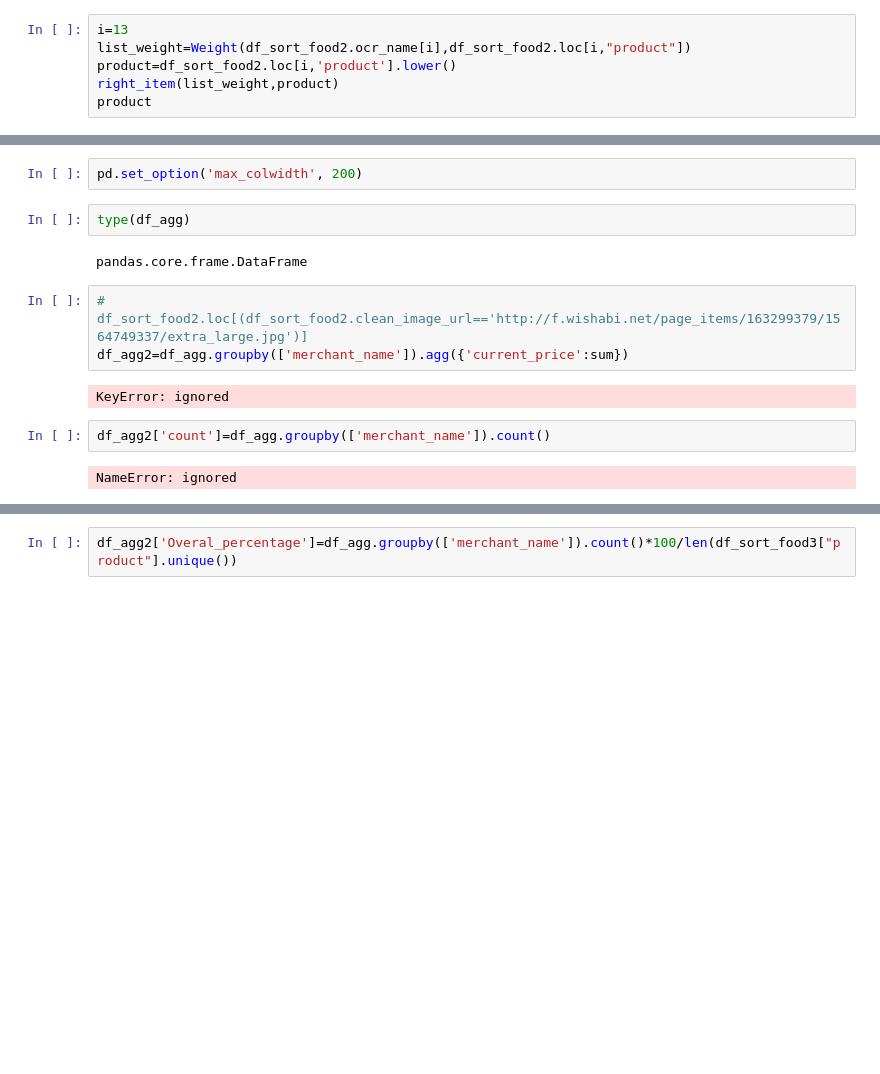
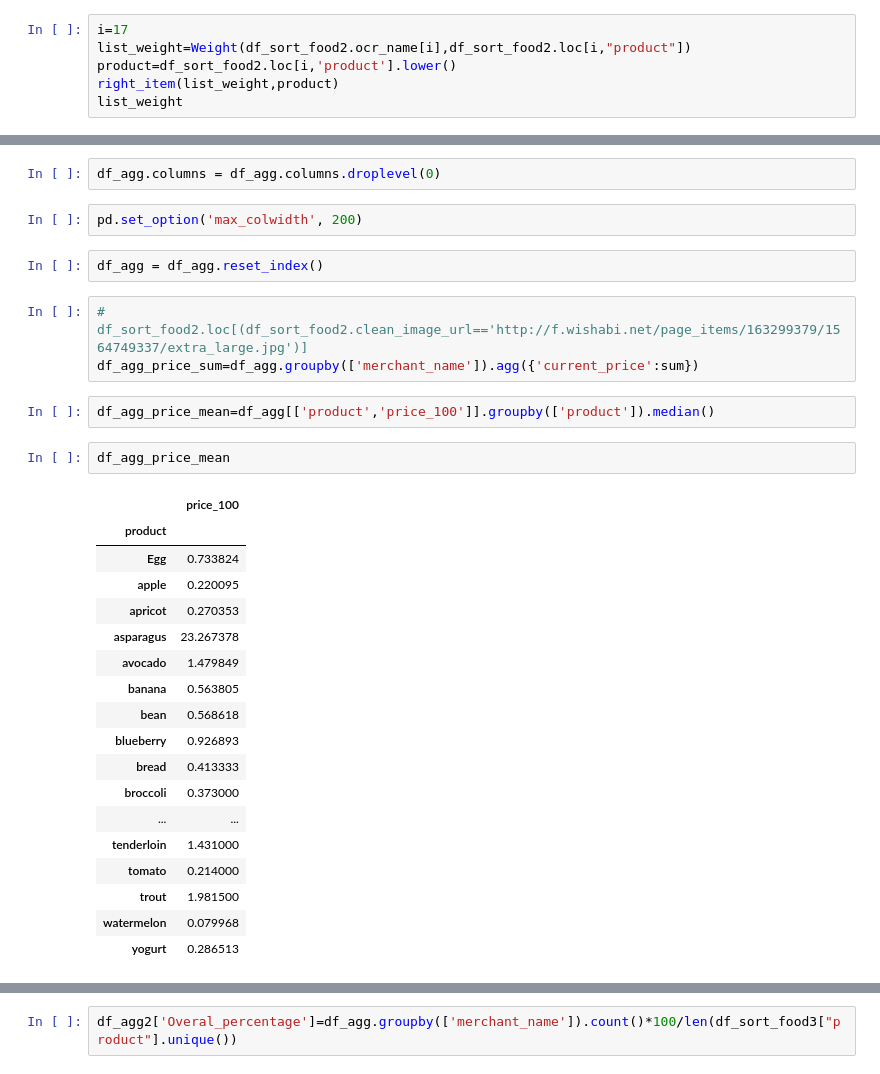
Before and after one commit to Bahramif/Deep-Trading, a Jupyter notebook: FLIPP_finalv2.ipynb, the cells around one changed output, grey strips where cells are left out. Drawn from its saved outputs; the diff is of its cells as text; blank space fills up the shorter version.

```diff
--- a/FLIPP_finalv2.ipynb
+++ b/FLIPP_finalv2.ipynb
@@ -353,9 +372,9 @@ df_sort_food2.ocr_name[13]
 # %% [markdown]
 ##Extract weights from ocr text
 # %%
-i=13
+i=17
 list_weight=Weight(df_sort_food2.ocr_name[i],df_sort_food2.loc[i,"product"])
 product=df_sort_food2.loc[i,'product'].lower()
 right_item(list_weight,product)
-product
+list_weight
 # %% [output]
@@ -429,18 +425,35 @@ df_sort_food2['price_100'].isna().values.sum()
 df_sort_food3=df_sort_food2[df_sort_food2.Relevant==True]
 # %%
 df_agg = df_sort_food2.groupby(['merchant_name','product'],observed=True)['merchant_name','product','current_price','weight2','weight_num','price_100','clean_image_url'].agg({'price_100':min})
+# %%
+df_agg.columns = df_agg.columns.droplevel(0)
 # %%
 pd.set_option('max_colwidth', 200)
-# %%
-type(df_agg)
-# %% [output]
-pandas.core.frame.DataFrame
+# %%
+df_agg = df_agg.reset_index()
 # %%
 # df_sort_food2.loc[(df_sort_food2.clean_image_url=='http://f.wishabi.net/page_items/163299379/1564749337/extra_large.jpg')]
-df_agg2=df_agg.groupby(['merchant_name']).agg({'current_price':sum})
+df_agg_price_sum=df_agg.groupby(['merchant_name']).agg({'current_price':sum})
-# %% [output]
-KeyError: ignored
-# %%
-df_agg2['count']=df_agg.groupby(['merchant_name']).count()
-# %% [output]
-NameError: ignored
+# %%
+df_agg_price_mean=df_agg[['product','price_100']].groupby(['product']).median()
+# %%
+df_agg_price_mean
+# %% [output]
+|  | price_100 |
+| product |  |
+| Egg | 0.733824 |
+| apple | 0.220095 |
+| apricot | 0.270353 |
+| asparagus | 23.267378 |
+| avocado | 1.479849 |
+| banana | 0.563805 |
+| bean | 0.568618 |
+| blueberry | 0.926893 |
+| bread | 0.413333 |
+| broccoli | 0.373000 |
+| ... | ... |
+| tenderloin | 1.431000 |
+| tomato | 0.214000 |
+| trout | 1.981500 |
+| watermelon | 0.079968 |
+| yogurt | 0.286513 |
```
Also changed, not shown: parts of 22 cells of this notebook.
